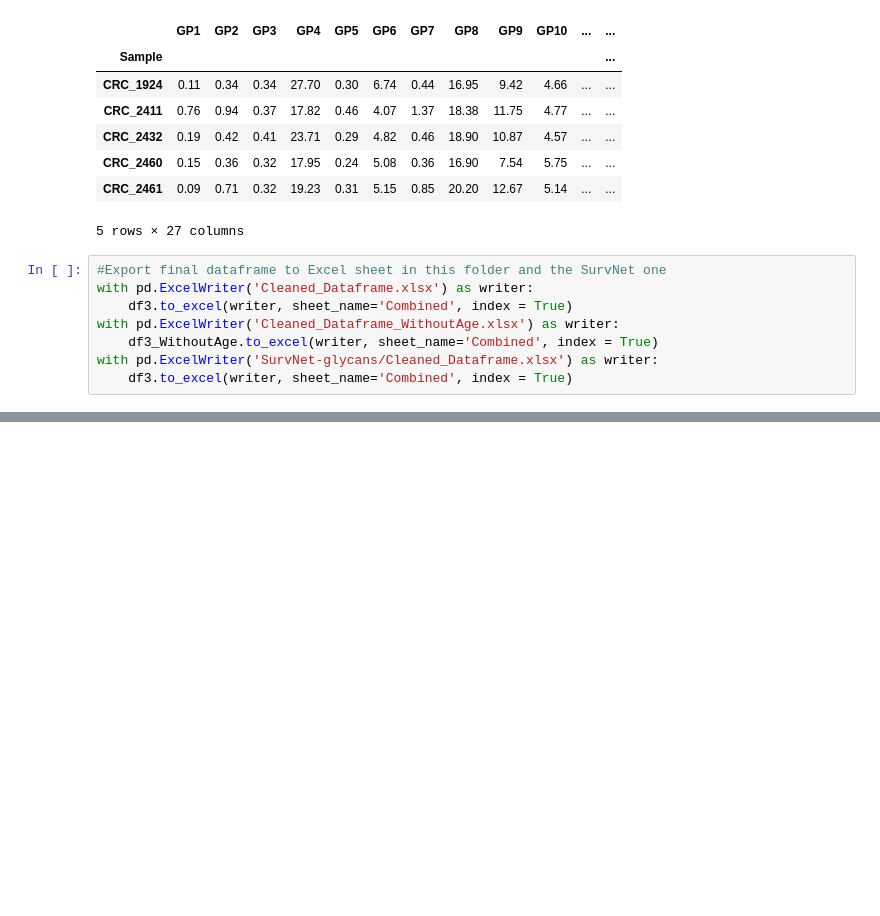
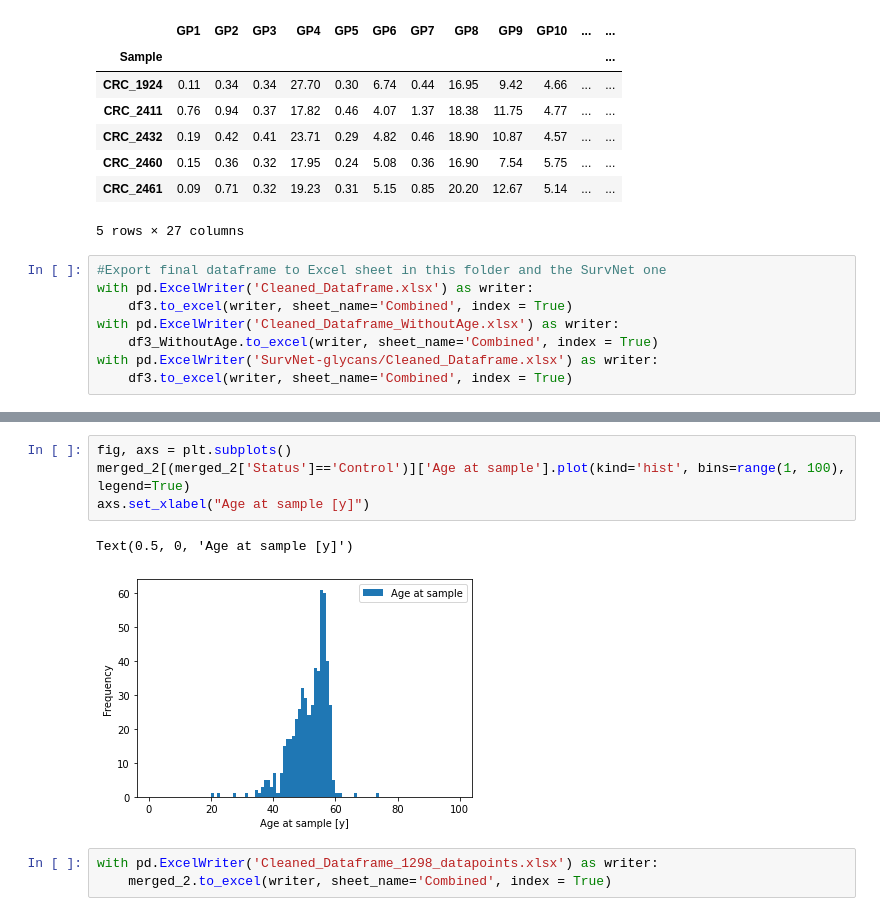
Before and after one commit to PK1617/va-patients-data, a Jupyter notebook: DataCleaner.ipynb, the cells around one changed output, grey strips where cells are left out. Saved outputs shown, nothing was run; the diff lists cells and outputs as text; blank space fills up the shorter version.

```diff
--- a/DataCleaner.ipynb
+++ b/DataCleaner.ipynb
@@ -432,0 +477,10 @@ with pd.ExcelWriter('SurvNet-glycans/Cleaned_Dataframe.xlsx') as writer:
+# %%
+fig, axs = plt.subplots()
+merged_2[(merged_2['Status']=='Control')]['Age at sample'].plot(kind='hist', bins=range(1, 100), legend=True)
+axs.set_xlabel("Age at sample [y]")
+# %% [output]
+Text(0.5, 0, 'Age at sample [y]')
+[figure, added]
+# %%
+with pd.ExcelWriter('Cleaned_Dataframe_1298_datapoints.xlsx') as writer:
+    merged_2.to_excel(writer, sheet_name='Combined', index = True)
```
Also changed, not shown: parts of 13 cells of this notebook, 13 other files.
